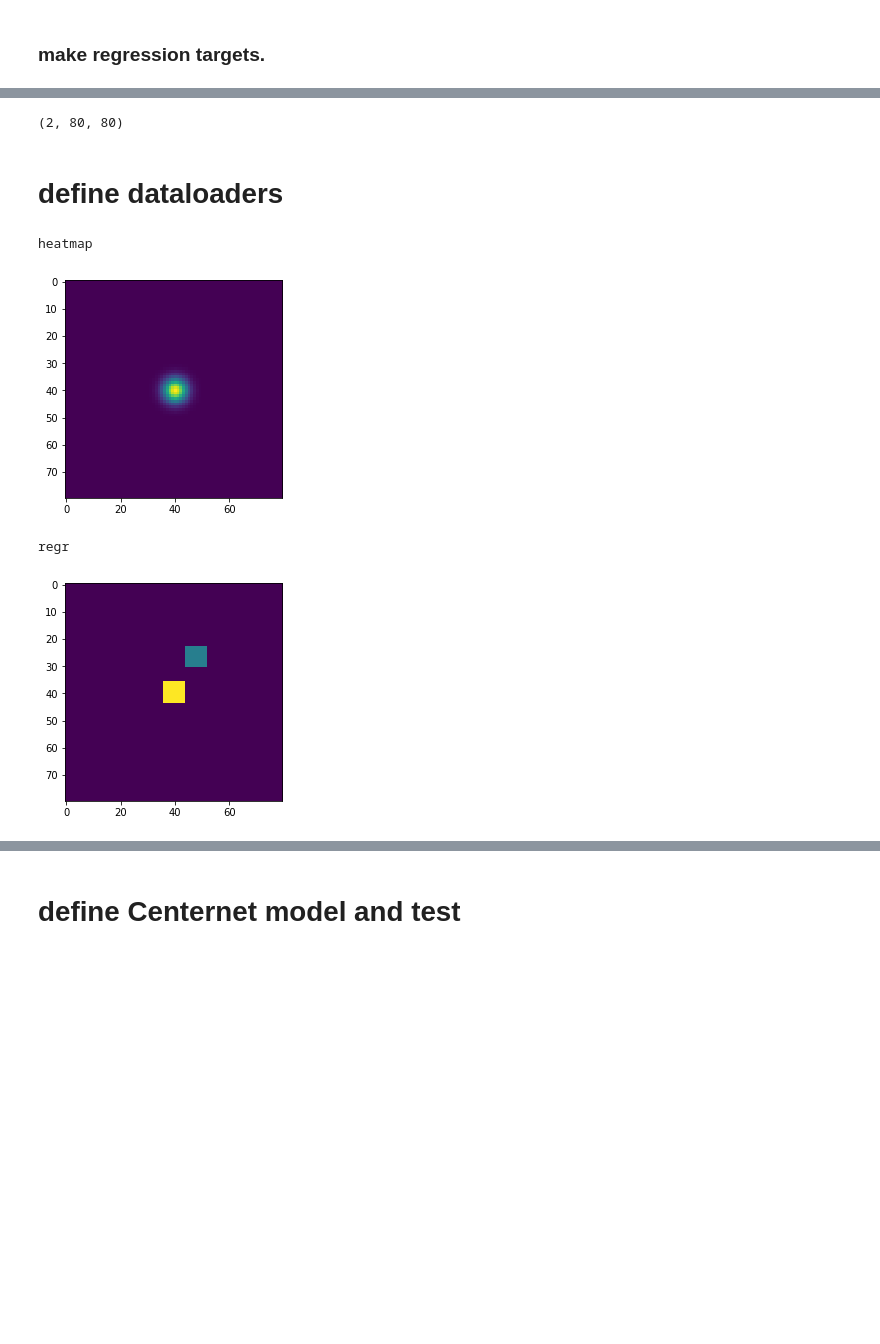
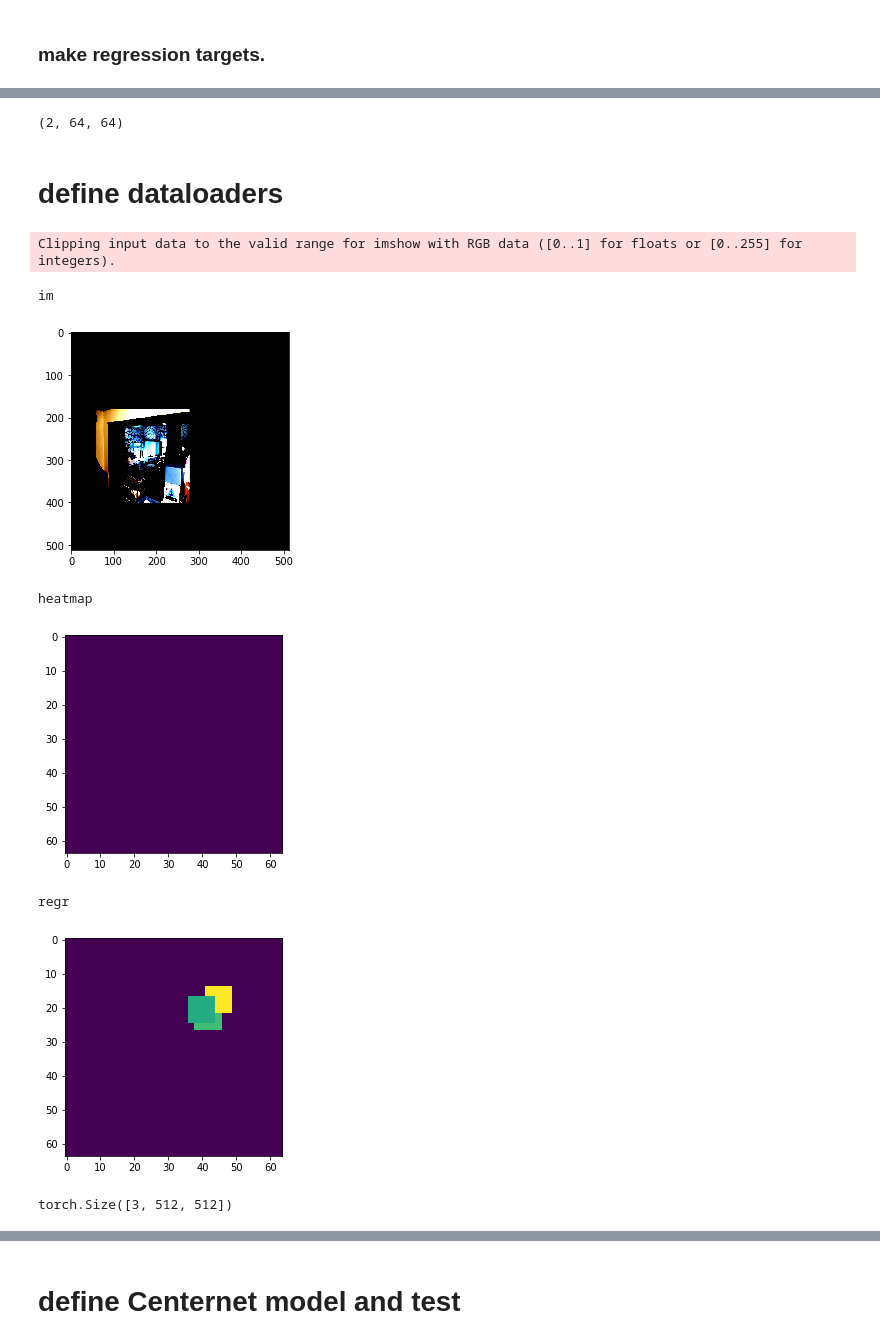
Before and after one commit to kentaroy47/centernet-from-scratch.pytorch, a Jupyter notebook: train_centernet.ipynb, the cells around one changed output, grey strips where cells are left out. Drawn from its saved outputs; the diff is of its cells as text; code cells hidden in the pictures; blank space fills up the shorter version.

Commit message:
change model

```diff
--- a/train_centernet.ipynb
+++ b/train_centernet.ipynb
@@ -38,8 +38,8 @@ scale = 1
 # %%
 num_class = 20 # for VOC
 batch_size = 16
-input_size = 320 # should be dividable with 32
-MODEL_SCALE = 4 # output heatmap scale
+input_size = 512 # should be dividable with 32
+MODEL_SCALE = 8 # output heatmap scale
 # %% [markdown]
 ## make data.Dataset for training
 # %%
@@ -266,7 +266,7 @@ show regr
 # %%
 regr.shape
 # %% [output]
-(2, 80, 80)
+(2, 64, 64)
 # %%
 # wrap as function
 def make_hm(target, input_size=512, num_class=20):
@@ -288,8 +288,8 @@ def make_hm(target, input_size=512, num_class=20):
         hm[int(c[2]), :, :] = mask
         for i in range(-4, 4):
             for j in range(-4, 4):
-                xx = np.clip(int(c[0]*input_size)//MODEL_SCALE+i, 0, 79)
-                yy = np.clip(int(c[1]*input_size)//MODEL_SCALE+j, 0, 79)
+                xx = np.clip(int(c[0]*input_size)//MODEL_SCALE+i, 0, 63)
+                yy = np.clip(int(c[1]*input_size)//MODEL_SCALE+j, 0, 63)
                 regr[:, xx, yy] = r
     return hm, regr
 # %% [markdown]
@@ -352,18 +352,28 @@ val_dataloader = data.DataLoader(
 dataloaders_dict = {"train": train_dataloader, "val": val_dataloader}
 # %%
 # confirm operation
-im, hm, regr = val_dataset2[0]
+im, hm, regr = train_dataset2[0]
+print("im")
+plt.imshow(im.numpy().transpose(1,2,0))
+plt.show()
 print("heatmap")
 plt.imshow(hm[14])
 plt.show()
 print("regr")
 plt.imshow(regr[0])
 plt.show()
 # %% [output]
-heatmap
+Clipping input data to the valid range for imshow with RGB data ([0..1] for floats or [0..255] for integers).
+im
-[figure, old version]
+[figure, new version]
-regr
+heatmap
-[figure, old version]
+[figure, new version]
+regr
+[figure, added]
+# %%
+im.shape
+# %% [output]
+torch.Size([3, 512, 512])
 # %%
 np.concatenate([hm,regr]).shape
 # %% [output]
```
Also changed, not shown: parts of 11 cells of this notebook, 4 other files.
